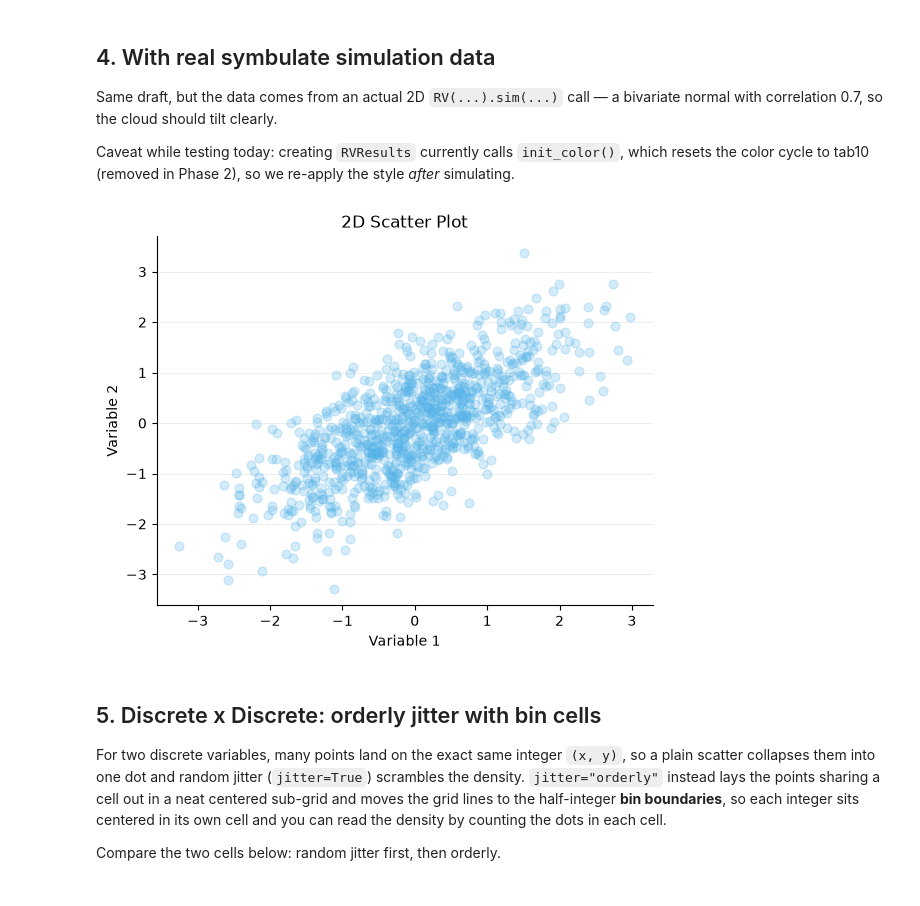
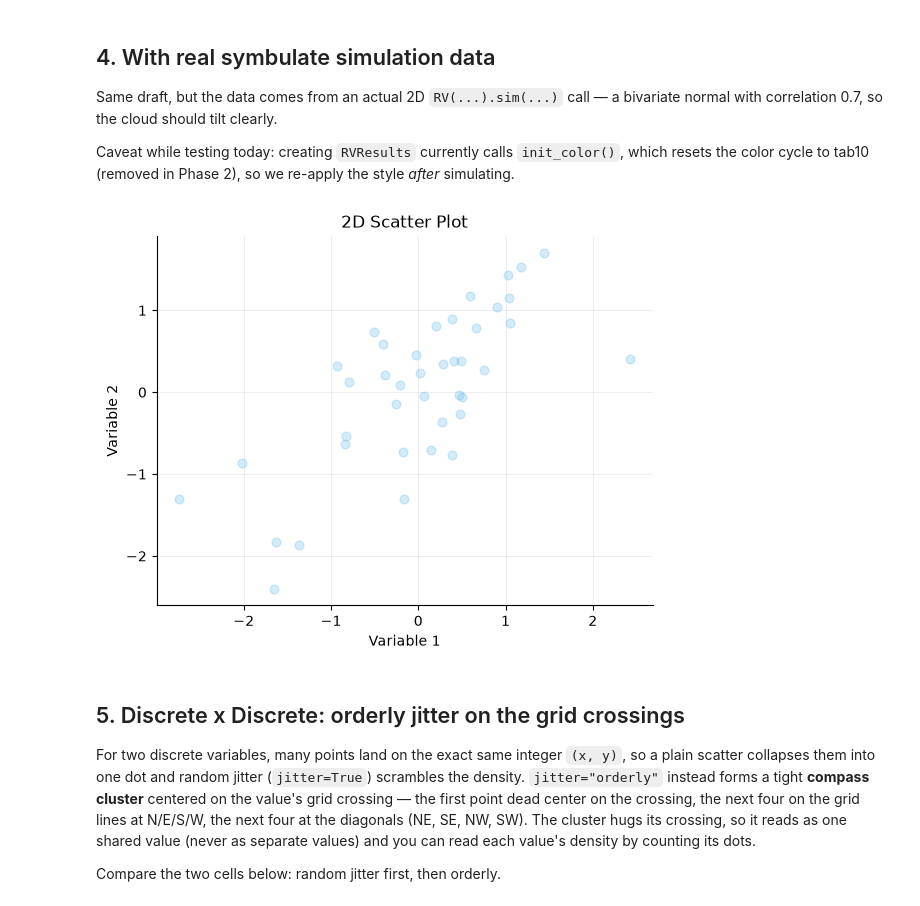
Before and after one commit to calpoly-symbulate/symbulate, a Jupyter notebook: team/new_graphics/new_graphics_demos/scatter_demo.ipynb, the cells around one changed output. Cells and saved outputs as stored; diff of their text form; code cells hidden in the pictures.

```diff
--- a/team/new_graphics/new_graphics_demos/scatter_demo.ipynb
+++ b/team/new_graphics/new_graphics_demos/scatter_demo.ipynb
@@ -120,25 +124,27 @@ style *after* simulating.
 # %%
 from symbulate import RV, BivariateNormal
 
-sims = RV(BivariateNormal(mean1=0, mean2=0, sd1=1, sd2=1, corr=0.7)).sim(1000)
+sims = RV(BivariateNormal(mean1=0, mean2=0, sd1=1, sd2=1, corr=0.7)).sim(40)
 arr = np.asarray(sims.results)
 
 plt.style.use(STYLE_PATH)  # re-apply: RVResults resets the color cycle to tab10
 
 ax = plt.gca()
 make_scatter(arr[:, 0], arr[:, 1], ax, get_next_color(ax))
 plt.show()
 # %% [output]
-[figure, old version]
+[figure, new version]
 # %% [markdown]
-## 5. Discrete x Discrete: orderly jitter with bin cells
+## 5. Discrete x Discrete: orderly jitter on the grid crossings
 
 For two discrete variables, many points land on the exact same integer
 `(x, y)`, so a plain scatter collapses them into one dot and random jitter
-(`jitter=True`) scrambles the density. `jitter="orderly"` instead lays the
-points sharing a cell out in a neat centered sub-grid and moves the grid lines
-to the half-integer **bin boundaries**, so each integer sits centered in its own
-cell and you can read the density by counting the dots in each cell.
+(`jitter=True`) scrambles the density. `jitter="orderly"` instead forms a tight
+**compass cluster** centered on the value's grid crossing — the first point dead
+center on the crossing, the next four on the grid lines at N/E/S/W, the next four
+at the diagonals (NE, SE, NW, SW). The cluster hugs its crossing, so it reads as
+one shared value (never as separate values) and you can read each value's density
+by counting its dots.
 
 Compare the two cells below: random jitter first, then orderly.
 # %%
```
Also changed, not shown: parts of 8 cells of this notebook, 5 other files.
